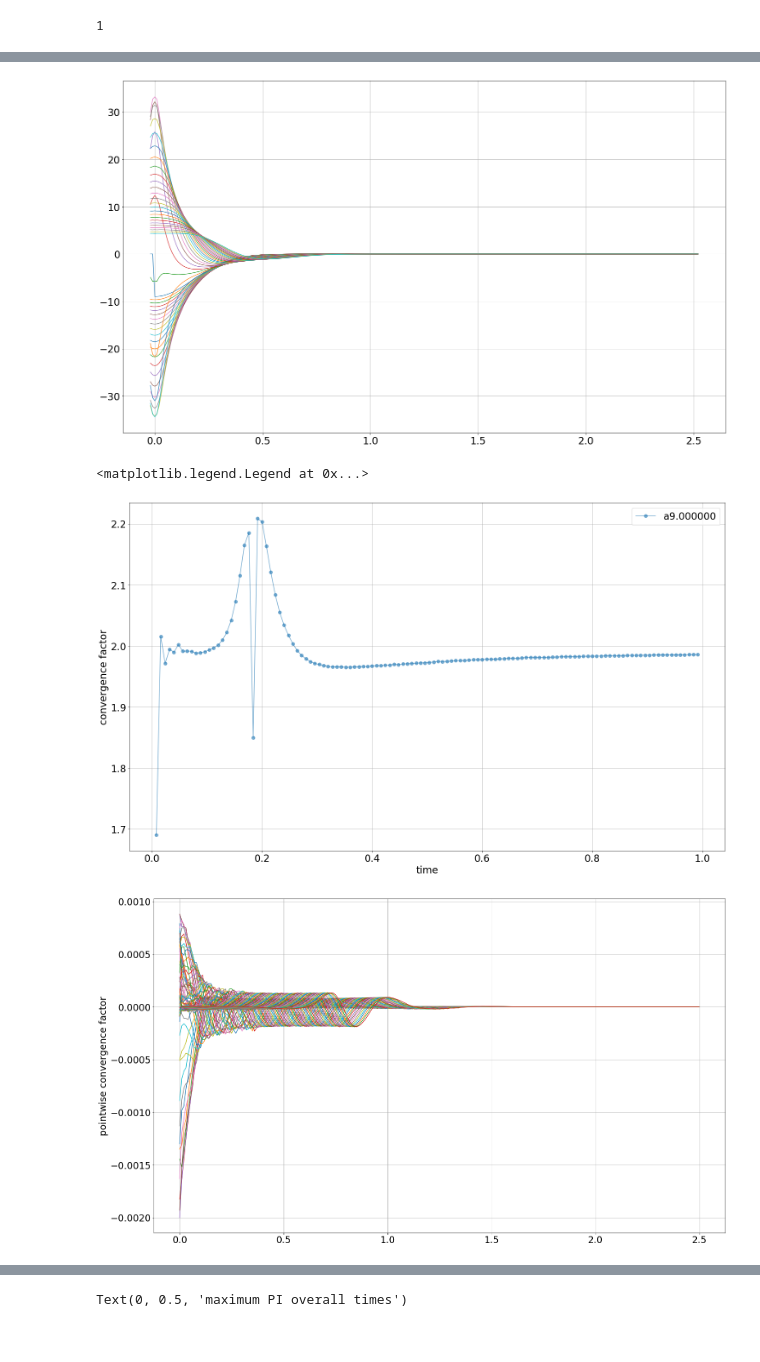
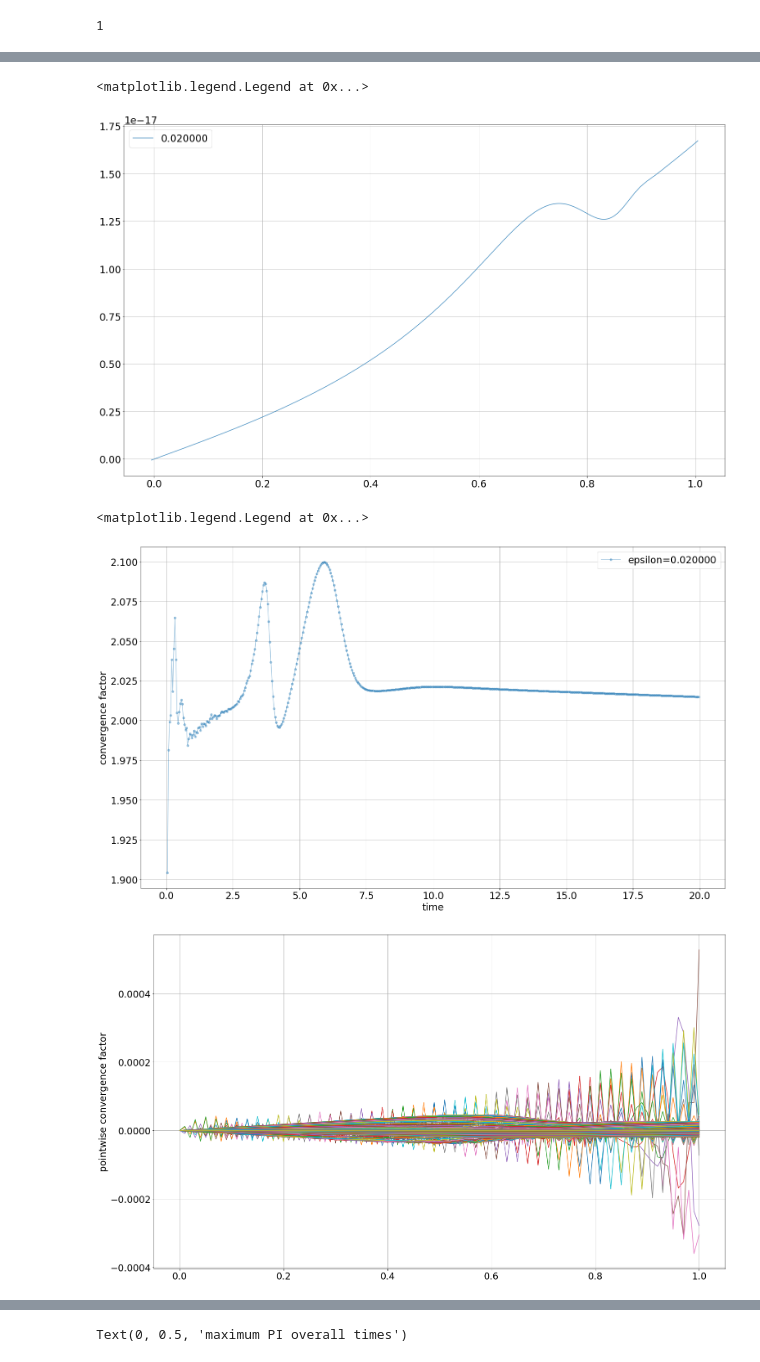
Before and after one commit to giulio-taiocchi/Master_thesis, a Jupyter notebook: Analysis_notebook.ipynb, the cells around one changed output, grey strips where cells are left out. Saved outputs shown, nothing was run; the diff lists cells and outputs as text; code cells hidden in the pictures.

```diff
--- a/Analysis_notebook.ipynb
+++ b/Analysis_notebook.ipynb
@@ -57,7 +53,7 @@ big_DF = []
 h1 = float(dx)
 h2 = h1/2
 h3 = h2/2
-domain_lenght = 2.5
+domain_lenght = 1
 gl = 2
 gr = 2
 N_point1 = int(domain_lenght/h1+1)+gl+gr
@@ -72,6 +68,6 @@ for n in range (0, len(names[:])):
         DF2.append( pd.read_csv(names[n],skiprows = (N_point1+1)*(number_steps+1)+ (N_point2+1)*i,nrows =N_point2) )
         DF3.append( pd.read_csv(names[n],skiprows = (N_point1+1)*(number_steps+1)+ (N_point2+1)*(number_steps+1)+(N_point3+1)*i,nrows =N_point3) )
     big_DF.append([DF1,DF2,DF3])
-    print("run:"+str(n)+names[n]+ " added")
+    print("run:"+str(n)+" ->"+names[n]+ " added")
 print("number of runs:",len(big_DF))
 # %% [output]
@@ -101,13 +97,13 @@ big_DF[0][1][124]
 # %%
-### for n in range(0,1):
-for i in range(0,1):
-        plt.plot(big_DF[n][i][0]['x'],big_DF[n][i][0]['field0'],alpha=0.7,markersize=25)
-        plt.plot(big_DF[n][i][0]['x'],big_DF[n][i][0]['field1'],alpha=0.7,markersize=25)
-        #plt.plot(big_DF[n][i][0]['x'],big_DF[n][i][0]['field2'],alpha=0.7,markersize=25)
+for n in range(0,1):
+    for i in range(2,3):
+            plt.plot(big_DF[n][i][0]['x'],big_DF[n][i][0]['field0'],alpha=0.7,markersize=25,label="field 0")
+            plt.plot(big_DF[n][i][0]['x'],big_DF[n][i][0]['field1'],alpha=0.7,markersize=25,label="field 1")
+            plt.plot(big_DF[n][i][0]['x'],big_DF[n][i][0]['field2'],alpha=0.7,markersize=10,label="field 2")
 
 
-#plt.legend()
+plt.legend()
 plt.grid()
-#plt.xlim([0, 4])
-#plt.ylim([-0.00001, 0.00001])
+#plt.xlim([0.98, 1])
+#plt.ylim([-0.000000001, 0.000000002])
 # %% [output]
@@ -115,11 +111,11 @@ plt.grid()
 # %%
 for n in [0]:
-    for i in range(0,1):
-        for j in range(0,50):
+    for i in range(2,3):
+        for j in range(450,451):
             #plt.plot(X[j],big_DF[n][i][j]['field0'],alpha=0.6,markersize=15,label="time:"+str(times[j])+"e:"+amplitude_vector[n])
-            #plt.plot(big_DF[n][i][j]['x'],big_DF[n][i][j]['field0'],alpha=0.8,markersize=15)
-            #plt.plot(big_DF[n][i][j]['x'],big_DF[n][i][j]['field1'],'+-',alpha=0.4,markersize=8)
-            plt.plot(big_DF[n][i][j]['x'],big_DF[n][i][j]['field0'],alpha=0.8,markersize=8)
+            plt.plot(big_DF[n][i][j]['x'],big_DF[n][i][j]['field0'],alpha=0.8,markersize=15,label=epsilon[n])
+            #plt.plot(big_DF[n][i][j]['x'],big_DF[n][i][j]['field1'],'+-',alpha=0.4,markersize=8,label="1")
+            #plt.plot(big_DF[n][i][j]['x'],big_DF[n][i][j]['field2'],alpha=0.8,markersize=8,label="2")
             #plt.plot(big_DF[n][i][j]['x'],model1_gaussian_solution(big_DF[n][i][j]['x'],times[j],-float(amplitude_vector[n])),'+',alpha=0.4,label="teo,time:"+str(times[j]))
 
 
@@ -128,10 +124,11 @@ for n in [0]:
 plt.grid()
 #plt.xlim([-0.056,0.2])
 #plt.ylim([ -19,-30] )
-#plt.legend()
+plt.legend()
 #times[163]
 # %% [output]
+<matplotlib.legend.Legend at 0x...>
-[figure, old version]
+[figure, new version]
 # %%
 allruns_self_conv_test_vect = []
 self_conv_test_vect = []
@@ -144,11 +141,11 @@ for i,t in enumerate(times[::2]):
 for n in [0]:
     self_conv_test_vect = []
     for i,t in enumerate(times[0:-1]):
-        self_conv_test_vect.append( self_conv_test_spherical(big_DF[n][0][i],big_DF[n][1][i],big_DF[n][2][i],gl,gr) )
+        self_conv_test_vect.append( self_conv_test_spherical(big_DF[n][0][i],big_DF[n][1][i],big_DF[n][2][i],gl,gr,"field2") )
     allruns_self_conv_test_vect.append(self_conv_test_vect)
-    plt.plot(times[0:-1], self_conv_test_vect,'.-',markersize=15,alpha=0.6,label="a"+amplitude_vector[n])
+    plt.plot(times[0:-1], self_conv_test_vect,'.-',markersize=10,alpha=0.4,label="epsilon="+epsilon[n])
 #plt.xlim(0,5)
-#plt.ylim(0,3)
+#plt.ylim(1.8,2.2)
 #plt.xlabel('time')
 plt.ylabel('convergence factor')
 plt.xlabel('time')
@@ -159,25 +156,25 @@ plt.grid()
 plt.legend()
 # %% [output]
 <matplotlib.legend.Legend at 0x...>
-[figure, old version]
+[figure, new version]
 # %%
-n_ind = 0
+n_ind = 4
 self_conv_test_vect_pw = []
 for j in range(0,number_steps-1):
-    self_conv_test_vect_pw.append(self_conv_test_pw(big_DF[n_ind][0][j], big_DF[n_ind][1][j], big_DF[n_ind][2][j],gl,gr))
+    self_conv_test_vect_pw.append(self_conv_test_pw(big_DF[n_ind][0][j], big_DF[n_ind][1][j], big_DF[n_ind][2][j],gl,gr,"field0"))
     plt.plot(big_DF[n_ind][0][0]['x'][gl:-gr],self_conv_test_vect_pw[j][0]-self_conv_test_vect_pw[j][1],markersize=15)
     #plt.hlines(np.mean(self_conv_test_vect_pw[j]),-5,5,alpha=0.4)
 
 #plt.plot(times,self_conv_test_vect_pw,label="conv_test")
 #plt.xlim(-3.5,-3.7)
 #plt.ylim(1.95,2.1)
 #plt.xlabel('time')
 plt.ylabel('pointwise convergence factor')
 plt.grid()
 #plt.legend()
 #print(self_conv_test_vect_pw[-24])
 # %% [output]
-[figure, old version]
+[figure, new version]
 # %%
 fig, ax = plt.subplots()
 
```
Also changed, not shown: parts of 14 cells of this notebook, 4 other files.
